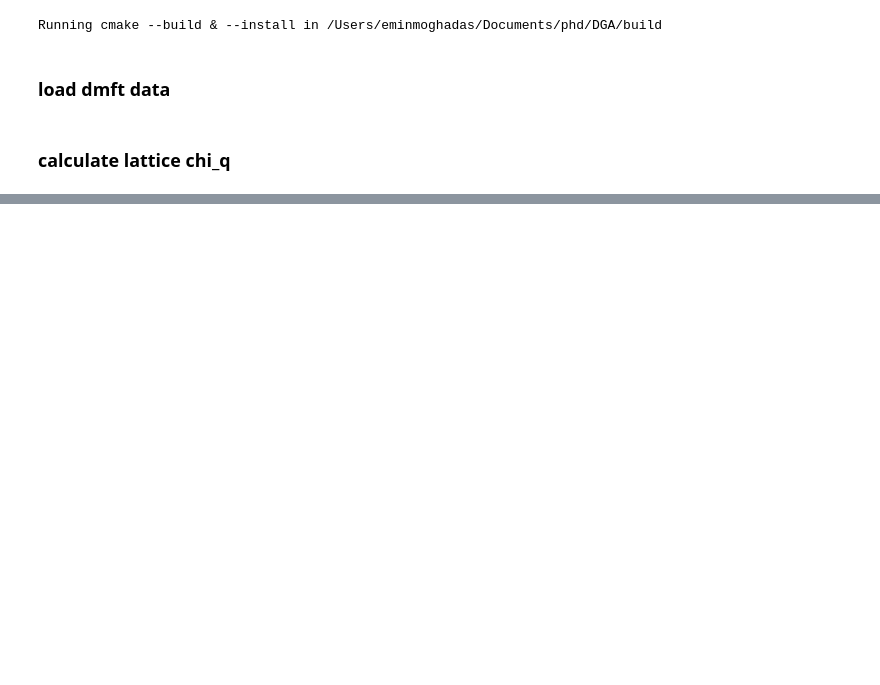
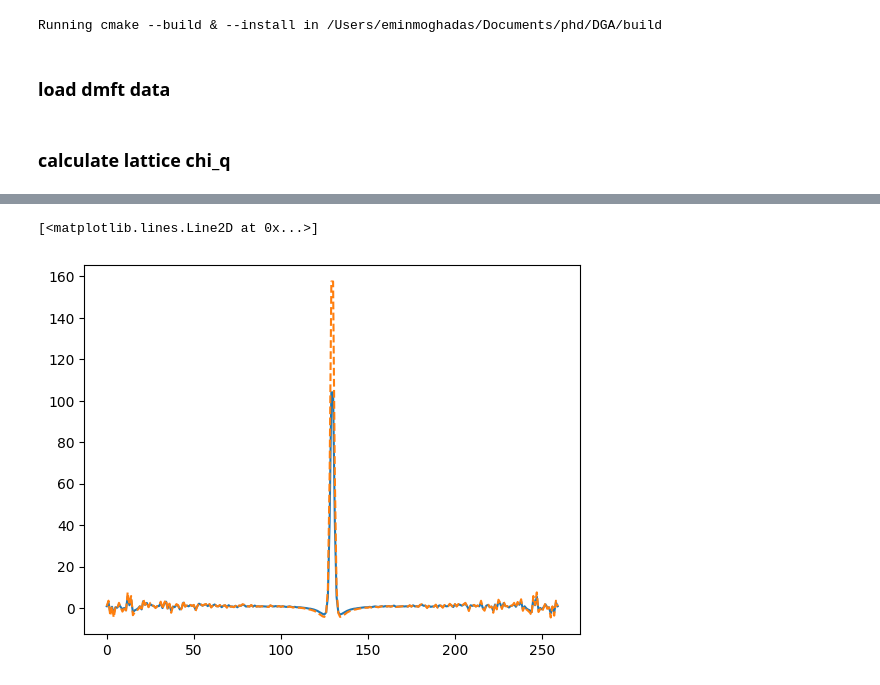
Before and after one commit to emoghadas/lDGA, a Jupyter notebook: example/lDGA_test.ipynb, the cells around one changed output, grey strips where cells are left out. Cells and saved outputs as stored; diff of their text form; code cells hidden in the pictures; blank space fills up the shorter version.

```diff
--- a/example/lDGA_test.ipynb
+++ b/example/lDGA_test.ipynb
@@ -43,0 +74,13 @@ plt.colorbar()
+# %%
+dat = w5.read(dmft_file)
+chi = dat.bse_ph(w5.ek(), w5.ek(), "c")
+chi0 = dat.bubble_q(w5.ek(), w5.ek())
+gamma = np.sum((np.diag(1/chi0)@chi),axis=1)/(1-2.4*np.sum(chi)/dat.beta**2)
+# %%
+vrq = data[1]
+
+plt.plot(vrq[:,5,0])
+plt.plot(gamma, "--")
+# %% [output]
+[<matplotlib.lines.Line2D at 0x...>]
+[figure, added]
```
Also changed, not shown: parts of 10 cells of this notebook, 5 other files.
